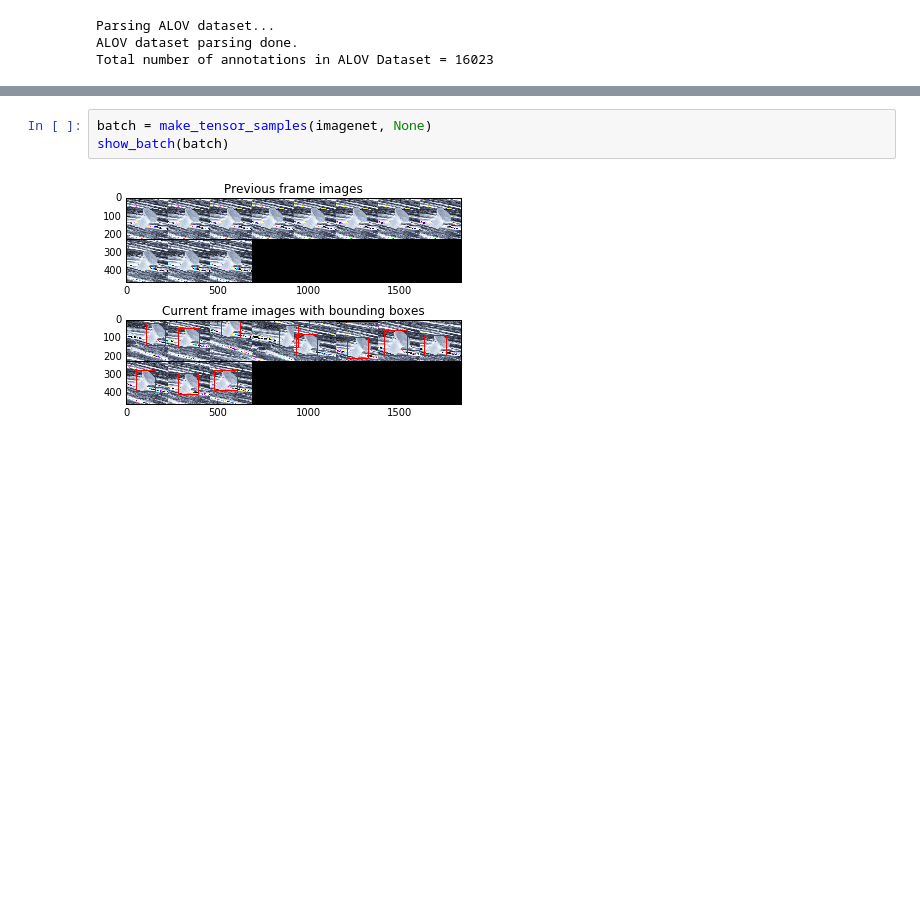
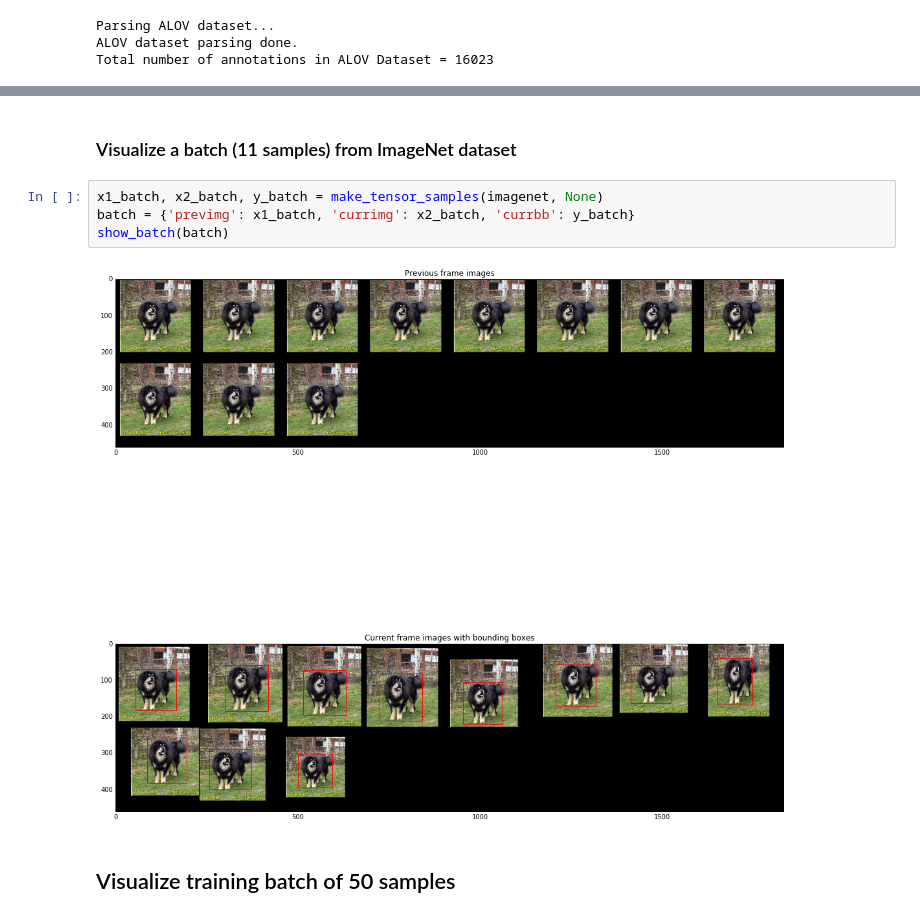
Before and after one commit to amoudgl/pygoturn, a Jupyter notebook: src/VisualizeBatches.ipynb, the cells around one changed output, grey strips where cells are left out. Cells and saved outputs as stored; diff of their text form; blank space fills up the shorter version.

Commit message:
Debug show_batch helper method, add running batch visualization

```diff
--- a/src/VisualizeBatches.ipynb
+++ b/src/VisualizeBatches.ipynb
@@ -144,5 +100,10 @@ show_batch(batch)
+# %% [markdown]
+### Visualize a batch (11 samples) from ImageNet dataset
 # %%
-batch = make_tensor_samples(imagenet, None)
+x1_batch, x2_batch, y_batch = make_tensor_samples(imagenet, None)
+batch = {'previmg': x1_batch, 'currimg': x2_batch, 'currbb': y_batch}
 show_batch(batch)
 # %% [output]
-[figure, old version]
+[figure, new version]
+# %% [markdown]
+## Visualize training batch of 50 samples
```
Also changed, not shown: parts of 14 cells of this notebook.
